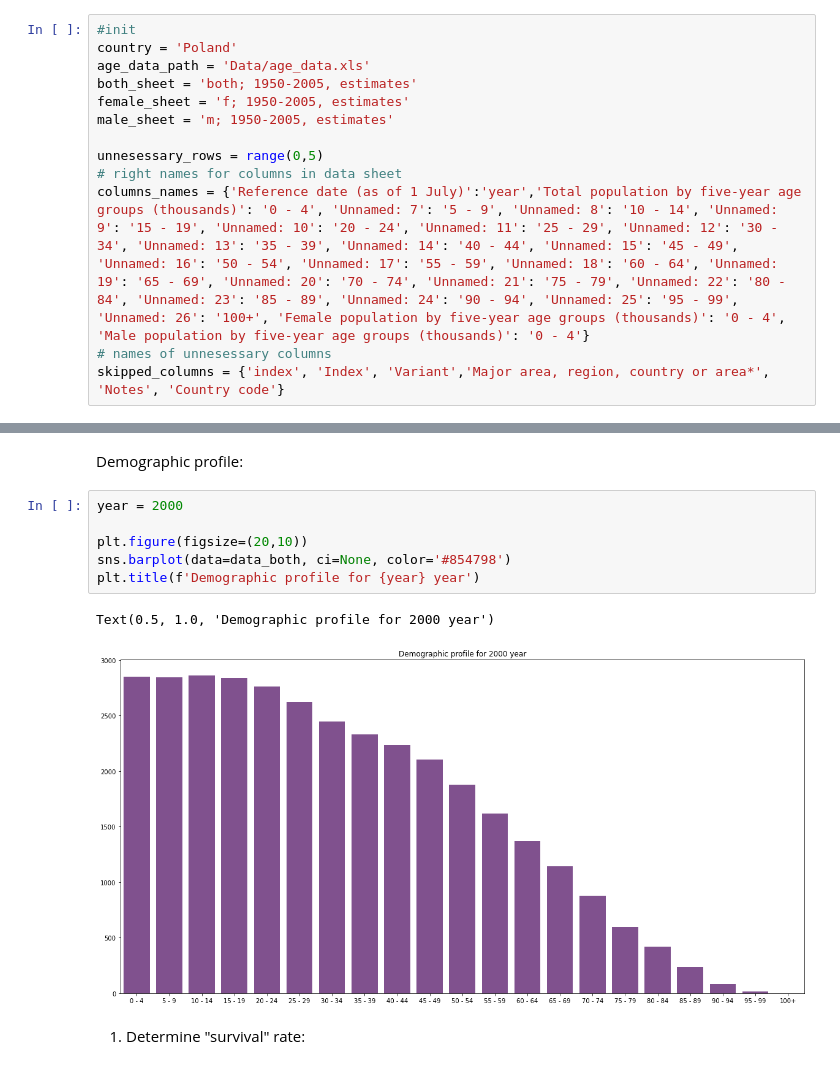
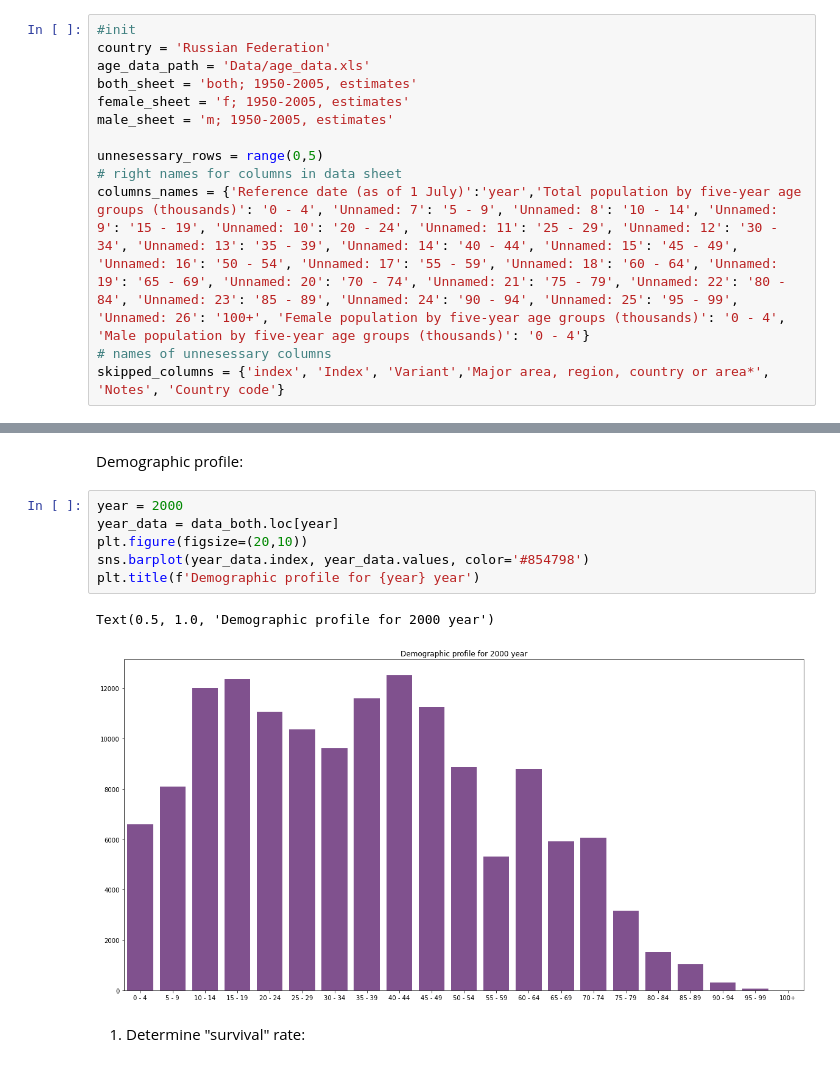
Before and after one commit to miceorbirds/Lab1, a Jupyter notebook: lab1.ipynb, the cells around one changed output, grey strips where cells are left out. Drawn from its saved outputs; the diff is of its cells as text.

Commit message:
demographic profiles show only one-year data

```diff
--- a/lab1.ipynb
+++ b/lab1.ipynb
@@ -8,7 +8,7 @@ print("Setup Complete")
 Setup Complete
 # %%
 #init
-country = 'Poland'
+country = 'Russian Federation'
 age_data_path = 'Data/age_data.xls'
 both_sheet = 'both; 1950-2005, estimates'
 female_sheet = 'f; 1950-2005, estimates'
@@ -58,12 +58,12 @@ data_both
 Demographic profile:
 # %%
 year = 2000
-
+year_data = data_both.loc[year]
 plt.figure(figsize=(20,10))
-sns.barplot(data=data_both, ci=None, color='#854798')
+sns.barplot(year_data.index, year_data.values, color='#854798')
 plt.title(f'Demographic profile for {year} year')
 # %% [output]
 Text(0.5, 1.0, 'Demographic profile for 2000 year')
-[figure, old version]
+[figure, new version]
 # %% [markdown]
 1. Determine "survival" rate:
```
Also changed, not shown: parts of 2 cells of this notebook.
